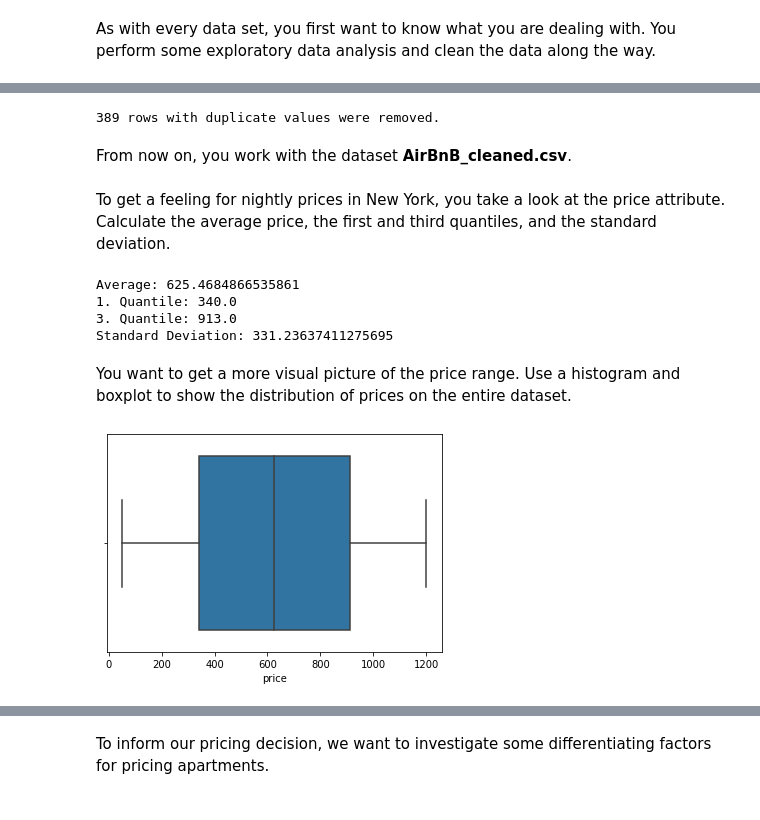
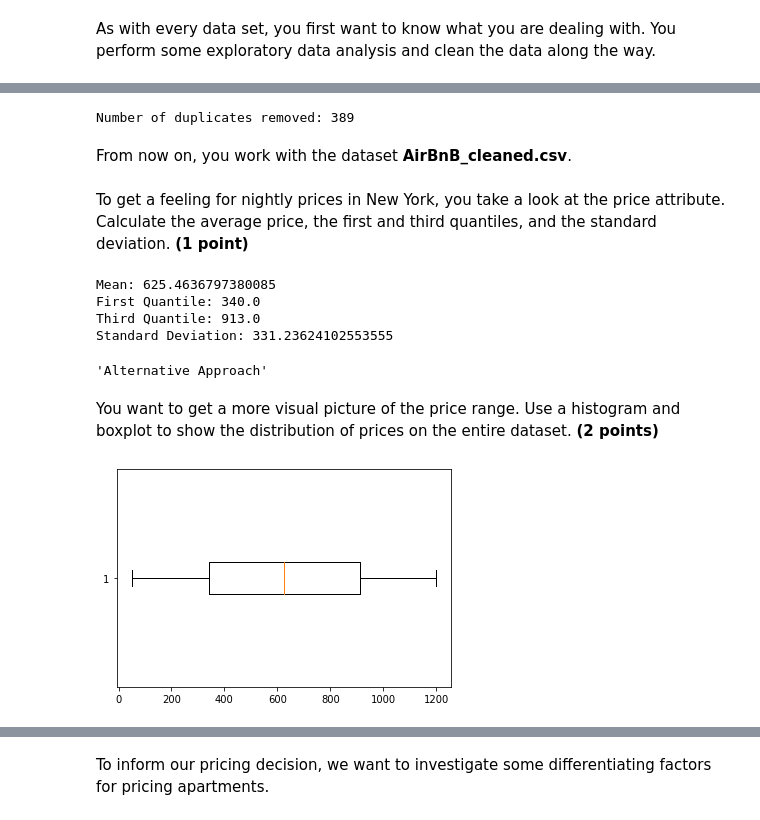
Before and after one commit to alpharmike/ids-assignment-1, a Jupyter notebook: assignment_1.ipynb, the cells around one changed output, grey strips where cells are left out. Cells and saved outputs as stored; diff of their text form; code cells hidden in the pictures.

```diff
--- a/assignment_1.ipynb
+++ b/assignment_1.ipynb
@@ -120,29 +118,49 @@ Since duplicated entries are misleading, we want to remove duplicate flats (iden
 # %%
 # Your answer goes here
 dup_removed_df = cleaned_df.drop_duplicates(subset=['id'])
-print("{} rows with duplicate values were removed.".format(cleaned_df.shape[0] - dup_removed_df.shape[0]))
+dup_removed_count = cleaned_size - dup_removed_df.shape[0]
+print(f"Number of duplicates removed: {dup_removed_count}")
 # %% [output]
-389 rows with duplicate values were removed.
+Number of duplicates removed: 389
 # %% [markdown]
 From now on, you work with the dataset **AirBnB_cleaned.csv**.
 # %% [markdown]
-To get a feeling for nightly prices in New York, you take a look at the price attribute. Calculate the average price, the first and third quantiles, and the standard deviation.
+To get a feeling for nightly prices in New York, you take a look at the price attribute. Calculate the average price, the first and third quantiles, and the standard deviation. **(1 point)**
 # %%
 # Your answer goes here
-describe_dict = dict(dup_removed_df['price'].describe())
-print("Average: {}".format(describe_dict['mean']))
-print("1. Quantile: {}".format(describe_dict['25%']))
-print("3. Quantile: {}".format(describe_dict['75%']))
-print("Standard Deviation: {}".format(describe_dict['std']))
+# Your answer goes here
+
+# Read the cleand dataset
+airbnb_cleaned_df = pd.read_csv("./AirBnB_cleaned.csv")
+
+criteria = {'mean': 'Mean', '25%': 'First Quantile', '75%': 'Third Quantile', 'std': 'Standard Deviation'}
+# Get all the required criteria by using the describe function
+info = airbnb_cleaned_df['price'].describe()
+# Print out the criteria specified in the subtask
+for criterion in criteria:
+    print(f"{criteria[criterion]}: {info[criterion]}")
+
+"""Alternative Approach"""
+# price_df = airbnb_cleaned_df['price']
+# price_avg = price_df.mean()
+# price_std = price_df.std()
+# first_quantile = price_df.quantile(0.25)
+# third_quantile = price_df.quantile(0.75)
+# print(f"Average Price: {price_avg}")
+# print(f"Standard Deviation of Price: {price_std}")
+# print(f"First Quantile: {first_quantile}")
+# print(f"Third Quantile: {third_quantile}")
 # %% [output]
-Average: 625.4684866535861
-1. Quantile: 340.0
-3. Quantile: 913.0
-Standard Deviation: 331.23637411275695
+Mean: 625.4636797380085
+First Quantile: 340.0
+Third Quantile: 913.0
+Standard Deviation: 331.23624102553555
+'Alternative Approach'
 # %% [markdown]
-You want to get a more visual picture of the price range. Use a histogram and boxplot to show the distribution of prices on the entire dataset.
+You want to get a more visual picture of the price range. Use a histogram and boxplot to show the distribution of prices on the entire dataset. **(2 points)**
 # %%
 # Your answer goes here
-sns.boxplot(dup_removed_df['price']);
+# Draw the boxplot for the price
+plt.boxplot(airbnb_cleaned_df['price'], vert=False);
 # %% [output]
-[figure, old version]
+[figure, new version]
```
Also changed, not shown: parts of 123 cells of this notebook.
